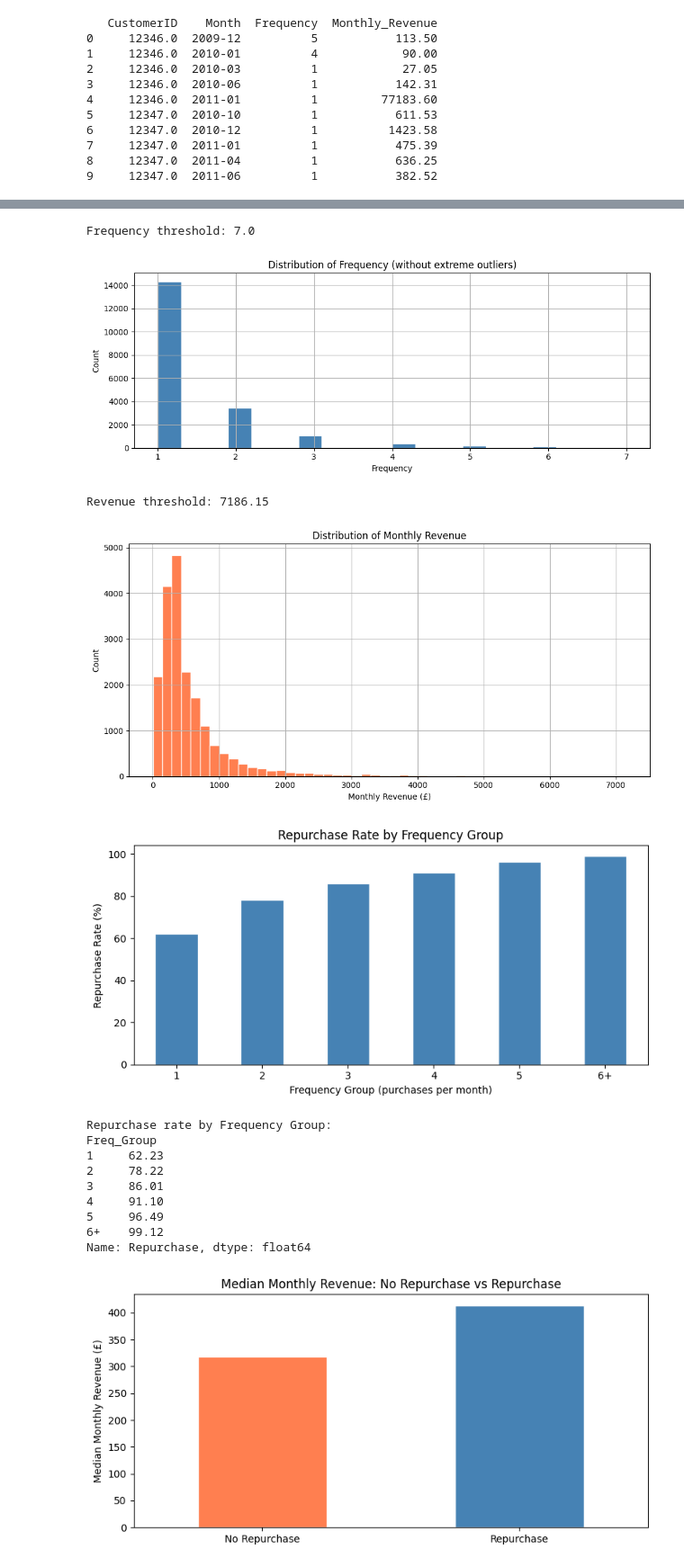
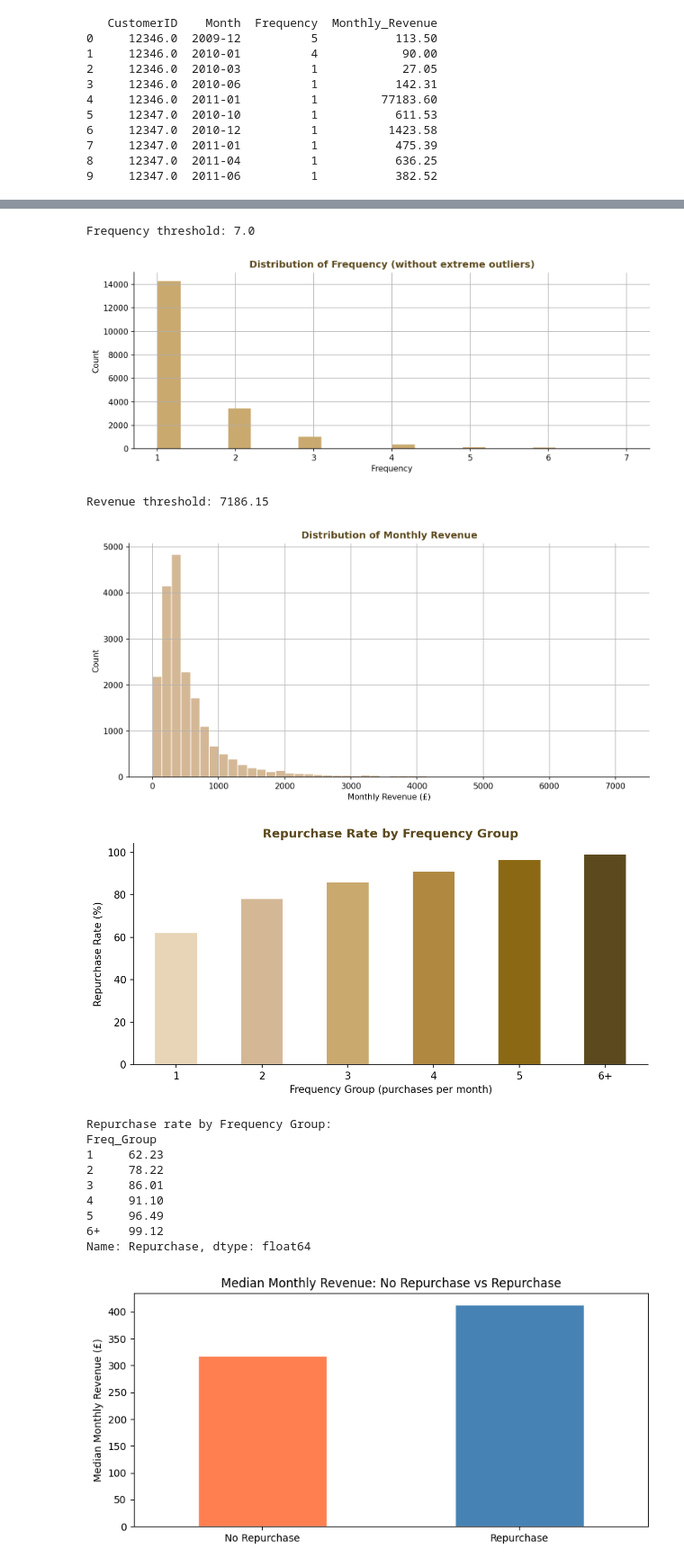
Before and after one commit to Sharafutdinova705/INDUSTRY_UNIVERSITY_PROJECT_1, a Jupyter notebook: Retail.ipynb, the cells around one changed output, grey strips where cells are left out. Shown at 90% size. Drawn from its saved outputs; the diff is of its cells as text; code cells hidden in the pictures.

Commit message:
update color

```diff
--- a/Retail.ipynb
+++ b/Retail.ipynb
@@ -148,70 +148,68 @@ Name: count, dtype: int64
 67.79 %
 # %%
 threshold = panel['Frequency'].quantile(0.99)
-
 print("Frequency threshold:", round(threshold, 2))
 
 plt.figure(figsize=(10, 4))
-
 panel[panel['Frequency'] <= threshold]['Frequency'].hist(
     bins=20,
-    color='steelblue',
+    color='#c9a96e',
     edgecolor='white'
 )
-
-plt.title('Distribution of Frequency (without extreme outliers)')
+plt.title('Distribution of Frequency (without extreme outliers)', color='#5c4a1e', fontweight='bold')
 plt.xlabel('Frequency')
 plt.ylabel('Count')
-
+plt.gca().spines['top'].set_visible(False)
+plt.gca().spines['right'].set_visible(False)
 plt.tight_layout()
 plt.show()
 # %% [output]
 Frequency threshold: 7.0
-[figure, old version]
+[figure, new version]
 # %%
 threshold = panel['Monthly_Revenue'].quantile(0.99)
-
 print("Revenue threshold:", round(threshold, 2))
 
 plt.figure(figsize=(10, 5))
-
 panel[panel['Monthly_Revenue'] <= threshold]['Monthly_Revenue'].hist(
     bins=50,
-    color='coral',
+    color='#d4b896',
     edgecolor='white'
 )
-
-plt.title('Distribution of Monthly Revenue')
+plt.title('Distribution of Monthly Revenue', color='#5c4a1e', fontweight='bold')
 plt.xlabel('Monthly Revenue (£)')
 plt.ylabel('Count')
-
+plt.gca().spines['top'].set_visible(False)
+plt.gca().spines['right'].set_visible(False)
 plt.tight_layout()
 plt.savefig('plot_revenue.png', dpi=150)
-
 plt.show()
 # %% [output]
 Revenue threshold: 7186.15
-[figure, old version]
+[figure, new version]
 # %%
 panel['Freq_Group'] = pd.cut(panel['Frequency'],
                               bins=[0, 1, 2, 3, 4, 5, 100],
                               labels=['1', '2', '3', '4', '5', '6+'])
-
 repurchase_by_freq = panel.groupby('Freq_Group', observed=True)['Repurchase'].mean() * 100
 
-plt.figure(figsize=(8, 4))
-repurchase_by_freq.plot(kind='bar', color='steelblue', edgecolor='white')
-plt.title('Repurchase Rate by Frequency Group')
-plt.xlabel('Frequency Group (purchases per month)')
-plt.ylabel('Repurchase Rate (%)')
+colors_bar = ['#e8d5b7', '#d4b896', '#c9a96e', '#b08840', '#8b6914', '#5c4a1e']
+
+fig, ax = plt.subplots(figsize=(8, 4))
+repurchase_by_freq.plot(kind='bar', color=colors_bar, edgecolor='white', ax=ax)
+ax.set_title('Repurchase Rate by Frequency Group', color='#5c4a1e', fontweight='bold')
+ax.set_xlabel('Frequency Group (purchases per month)')
+ax.set_ylabel('Repurchase Rate (%)')
+ax.spines['top'].set_visible(False)
+ax.spines['right'].set_visible(False)
 plt.xticks(rotation=0)
 plt.tight_layout()
 plt.savefig('plot_repurchase_by_freq.png', dpi=150)
 plt.show()
 print("Repurchase rate by Frequency Group:")
 print(repurchase_by_freq.round(2))
 # %% [output]
-[figure, old version]
+[figure, new version]
 Repurchase rate by Frequency Group:
 Freq_Group
 1     62.23
```
